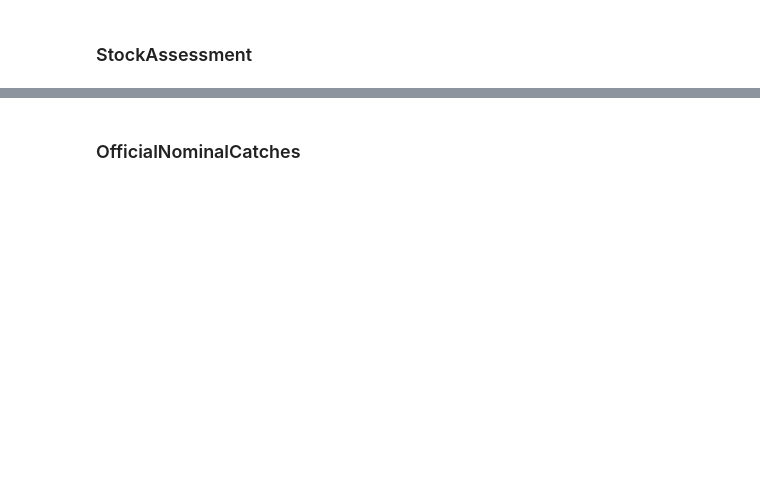
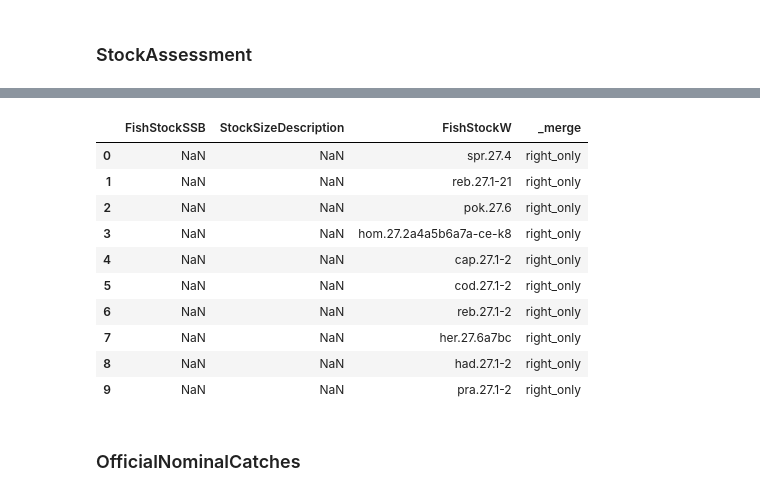
Before and after one commit to isaldiviagonzatti/sdg14, a Jupyter notebook: code/fisheries.ipynb, the cells around one changed output, grey strips where cells are left out. Saved outputs shown, nothing was run; the diff lists cells and outputs as text; code cells hidden in the pictures; blank space fills up the shorter version.

```diff
--- a/code/fisheries.ipynb
+++ b/code/fisheries.ipynb
@@ -363,7 +568,8 @@ sad_tac[(sad_tac.Species == 'Plaice') & (sad_tac.Year.isin([2012,2016,2020])) &
 # %% [markdown]
 ### StockAssessment
 # %%
-stock = pd.read_csv(os.path.relpath('data/stockAssesment/StockAssessment.csv'), names=range(138))
+# https://standardgraphs.ices.dk/stockList.aspx
+stock = pd.read_csv(("../data/stockAssesment/StockAssessment.csv"), names=range(138))
 stock.columns = stock.iloc[0,:]
 stock = stock[1:]
 # %%
@@ -431,0 +594,30 @@ stockMelt[(stockMelt.FishStock== 'san.sa.1r') & (stockMelt["ICES Areas (splited
+# %%
+# To merge with OfficialCatches database
+# Split the areas column into several columns and melt to get one row per species-area (as per in the CatchesOfficial)
+
+sepAreas = stock["ICES Areas (splited with character '~')"].str.split('~', expand=True)
+sepAreas = sepAreas.apply(lambda x: x.str.strip() if x.dtype == "object" else x)
+
+#melt by leaving out all the columns containing the areas from "ICES Areas (splited with character '~')"
+stockMelt = stock.join(sepAreas)
+stockMelt = stockMelt.melt(id_vars=['Year', 'enName', 'speciesAcronym', 'FishStock', 'StockKey',
+       'SpeciesName', "ICES Areas (splited with character '~')", 'StockSize',
+       'StockSizeDescription', 'StockSizeUnits', 'FishingPressure',
+       'FishingPressureDescription', 'FishingPressureUnits', 'Flim', 'Fpa',
+       'Blim', 'Bpa', 'FMSY', 'MSYBtrigger', 'CatchesLadingsUnits', 'Landings',
+       'OfficialLandings', 'Catches', 'Report', 'AssessmentKey','AssessmentYear'],
+       var_name='fullArea', value_name='area')
+stockMelt = stockMelt.dropna(subset=['area'])
+
+
+# (later realised could have done it with explode)
+
+stockExplode = (stock.set_index(['Year', 'enName', 'speciesAcronym', 'FishStock', 'StockKey',
+       'SpeciesName', 'StockSize',
+       'StockSizeDescription', 'StockSizeUnits', 'FishingPressure',
+       'FishingPressureDescription', 'FishingPressureUnits', 'Flim', 'Fpa',
+       'Blim', 'Bpa', 'FMSY', 'MSYBtrigger', 'CatchesLadingsUnits', 'Landings',
+       'OfficialLandings', 'Catches', 'Report','AssessmentKey','AssessmentYear'])
+   .apply(lambda x: x.str.split('~').explode())
+   .reset_index())
+stockExplode["ICES Areas (splited with character '~')"] = stockExplode["ICES Areas (splited with character '~')"].str.strip()
@@ -431,0 +673,21 @@ stockMelt[(stockMelt.FishStock== 'san.sa.1r') & (stockMelt["ICES Areas (splited
+# %%
+# Wilfried's contained stock with StockSizeDescription = SSB|SSB/B45cm|B/Bmsy|Stock Size: Relative|Spawning Stock Biomass|B_index (at least for Stockassessment of 2021)
+stockSSB = pd.DataFrame(stockMelt[(stockMelt.StockSizeDescription.str.contains("SSB|SSB/B45cm|B/Bmsy|Stock Size: Relative|Spawning Stock Biomass|B_index", na=False)) | (stockMelt.StockSizeDescription.isna())]
+    .drop_duplicates(subset=['FishStock'], keep='last')[['FishStock', 'StockSizeDescription']]).rename(columns={'FishStock':'FishStockSSB'})
+
+stockW = pd.DataFrame(stockW, columns=['FishStockW'])
+
+stockCompare = stockSSB.merge(stockW, left_on='FishStockSSB', right_on='FishStockW', how='outer', indicator=True)
+stockCompare[stockCompare['_merge']=='right_only'].reset_index(drop=True)
+# %% [output]
+|  | FishStockSSB | StockSizeDescription | FishStockW | _merge |
+| 0 | NaN | NaN | spr.27.4 | right_only |
+| 1 | NaN | NaN | reb.27.1-21 | right_only |
+| 2 | NaN | NaN | pok.27.6 | right_only |
+| 3 | NaN | NaN | hom.27.2a4a5b6a7a-ce-k8 | right_only |
+| 4 | NaN | NaN | cap.27.1-2 | right_only |
+| 5 | NaN | NaN | cod.27.1-2 | right_only |
+| 6 | NaN | NaN | reb.27.1-2 | right_only |
+| 7 | NaN | NaN | her.27.6a7bc | right_only |
+| 8 | NaN | NaN | had.27.1-2 | right_only |
+| 9 | NaN | NaN | pra.27.1-2 | right_only |
```
Also changed, not shown: parts of 59 cells of this notebook, 7 other files.
